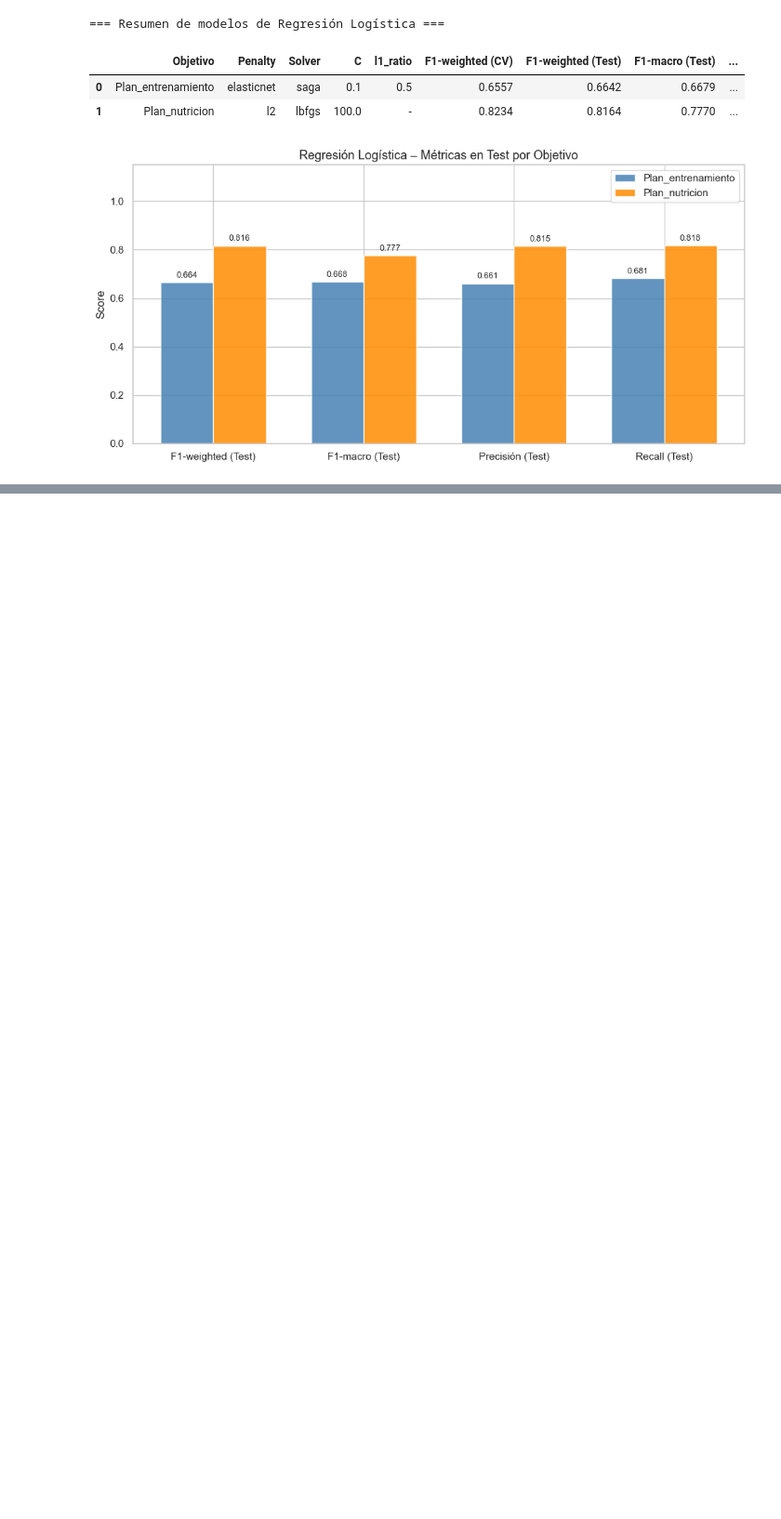
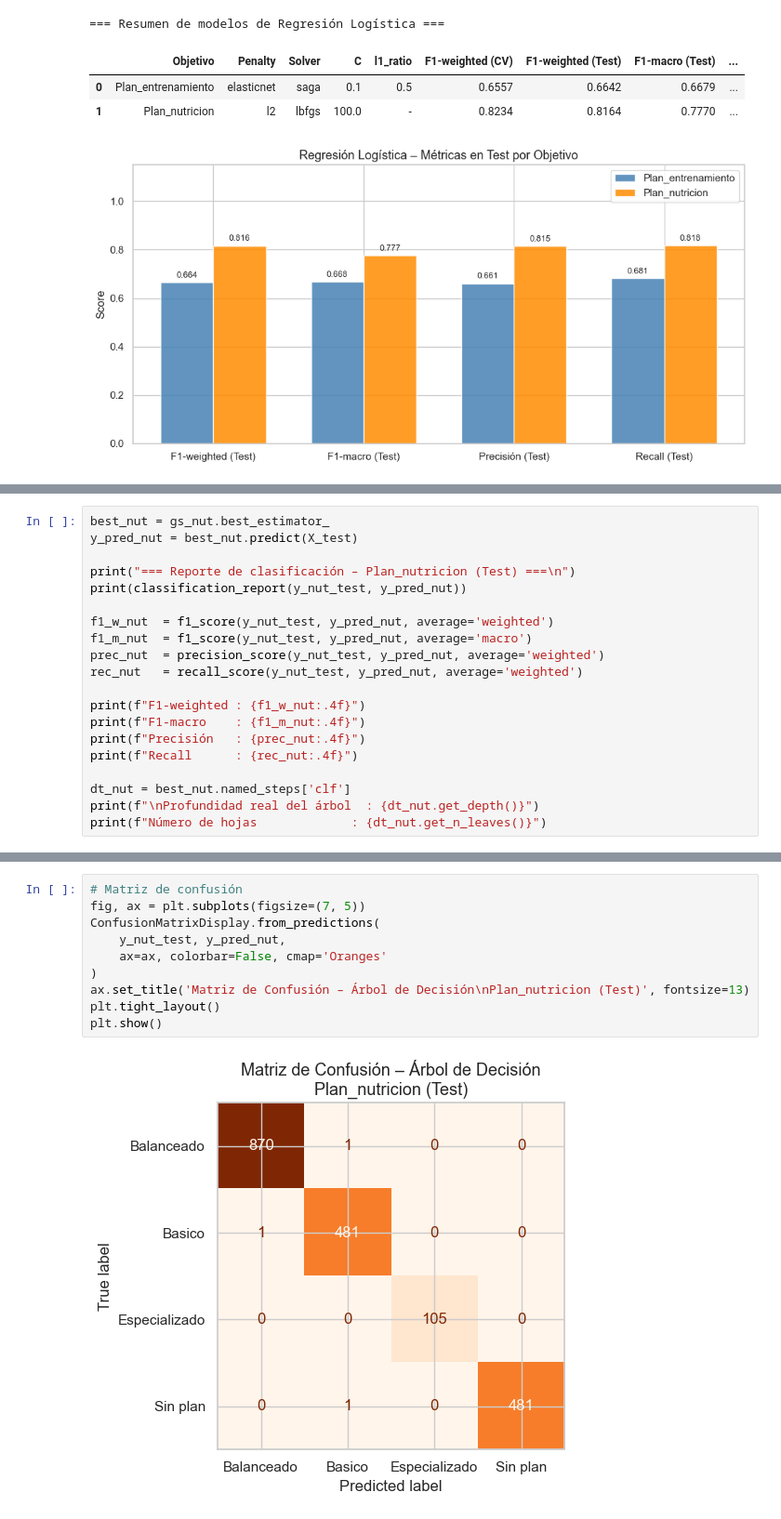
Before and after one commit to Castrux/Lab3Clasificacion, a Jupyter notebook: Lab3_Clasificacion.ipynb, the cells around one changed output, grey strips where cells are left out. Shown at 93% size. Saved outputs shown, nothing was run; the diff lists cells and outputs as text; blank space fills up the shorter version.

```diff
--- a/Lab3_Clasificacion.ipynb
+++ b/Lab3_Clasificacion.ipynb
@@ -689,0 +960,20 @@ plt.show()
+# %%
+best_nut = gs_nut.best_estimator_
+y_pred_nut = best_nut.predict(X_test)
+
+print("=== Reporte de clasificación – Plan_nutricion (Test) ===\n")
+print(classification_report(y_nut_test, y_pred_nut))
+
+f1_w_nut  = f1_score(y_nut_test, y_pred_nut, average='weighted')
+f1_m_nut  = f1_score(y_nut_test, y_pred_nut, average='macro')
+prec_nut  = precision_score(y_nut_test, y_pred_nut, average='weighted')
+rec_nut   = recall_score(y_nut_test, y_pred_nut, average='weighted')
+
+print(f"F1-weighted : {f1_w_nut:.4f}")
+print(f"F1-macro    : {f1_m_nut:.4f}")
+print(f"Precisión   : {prec_nut:.4f}")
+print(f"Recall      : {rec_nut:.4f}")
+
+dt_nut = best_nut.named_steps['clf']
+print(f"\nProfundidad real del árbol  : {dt_nut.get_depth()}")
+print(f"Número de hojas             : {dt_nut.get_n_leaves()}")
@@ -689,0 +1001,12 @@ plt.show()
+# %%
+# Matriz de confusión
+fig, ax = plt.subplots(figsize=(7, 5))
+ConfusionMatrixDisplay.from_predictions(
+    y_nut_test, y_pred_nut,
+    ax=ax, colorbar=False, cmap='Oranges'
+)
+ax.set_title('Matriz de Confusión – Árbol de Decisión\nPlan_nutricion (Test)', fontsize=13)
+plt.tight_layout()
+plt.show()
+# %% [output]
+[figure, added]
```
Also changed, not shown: parts of 23 cells of this notebook.
